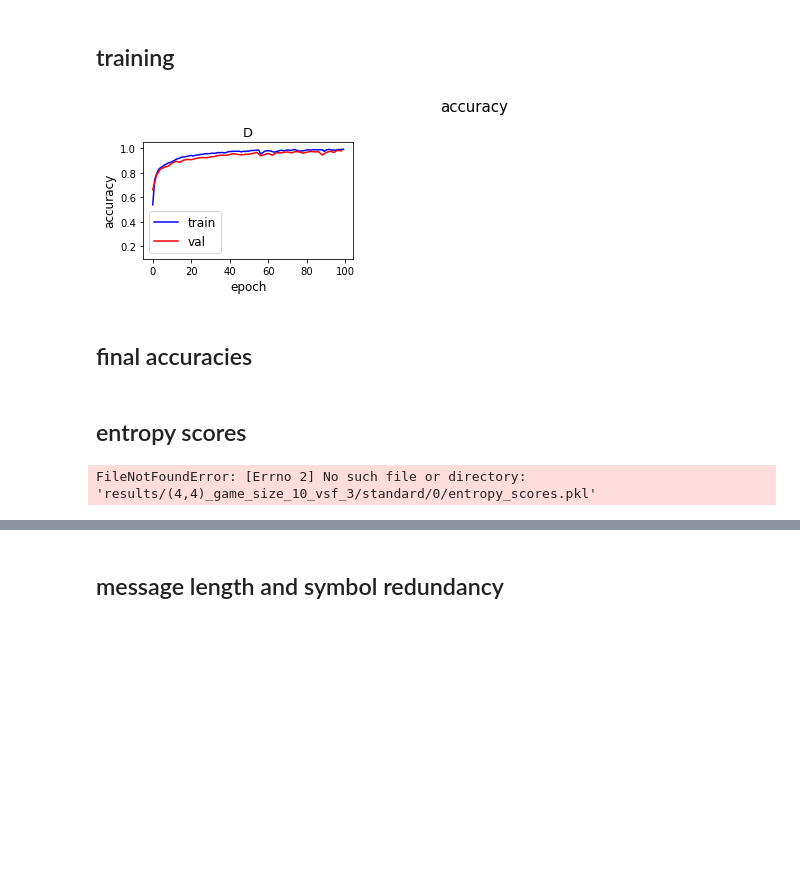
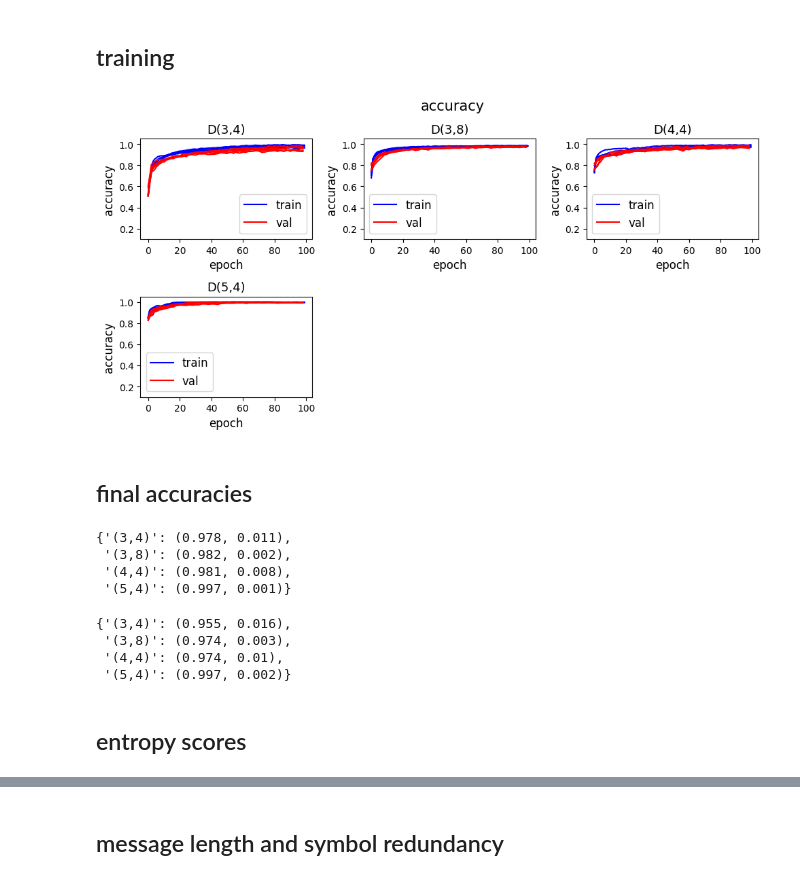
Before and after one commit to mariia55/emergent-abstractions_biased, a Jupyter notebook: analysis.ipynb, the cells around one changed output, grey strips where cells are left out. Drawn from its saved outputs; the diff is of its cells as text; code cells hidden in the pictures; blank space fills up the shorter version.

```diff
--- a/analysis.ipynb
+++ b/analysis.ipynb
@@ -12,19 +12,20 @@ from matplotlib import pyplot as plt
 #n_epochs = 300
 #n_datasets = len(datasets)
 #paths = ['results/' + d + '_sample_scaling_10_balanced_False_vsf_3/' for d in datasets]
-datasets = ['(3,4)']
-n_values = []
-n_attributes = [3]
+datasets = ['(3,4)', '(3,8)', '(4,4)', '(5,4)']
+n_values = [4, 8, 4, 4]
+n_attributes = [3, 3, 4, 5]
 n_epochs = 100
 n_datasets = len(datasets)
 paths = ['results/' + d + '_game_size_10_vsf_3' for d in datasets]
 # %% [markdown]
 ## training
 # %%
-all_accuracies = load_accuracies(paths, n_runs=1, n_epochs=100, val_steps=10, zero_shot=False)
-plot_training_trajectory(all_accuracies['train_acc'], all_accuracies['val_acc'], ylim=(0.1, 1.05), steps=(1, 2), n_epochs=100, titles=('D(4,4)'), plot_indices=(1,))
+all_accuracies = load_accuracies(paths, n_runs=5, n_epochs=100, val_steps=10, zero_shot=False)
+plot_training_trajectory(all_accuracies['train_acc'], all_accuracies['val_acc'], ylim=(0.1, 1.05), steps=(1, 2),
+                         n_epochs=100, titles=('D(3,4)', 'D(3,8)', 'D(4,4)', 'D(5,4)'), plot_indices=(1, 2, 3, 4))
 # %% [output]
-[figure, old version]
+[figure, new version]
 # %% [markdown]
 ## final accuracies
 # %%
@@ -32,6 +33,33 @@ plot_training_trajectory(all_accuracies['train_acc'], all_accuracies['val_acc'],
 #accuracies = [all_accuracies['train_acc'], all_accuracies['val_acc'],
 #              all_accuracies['zs_acc_objects'], all_accuracies['zs_acc_abstraction']]
 accuracies = [all_accuracies['train_acc'], all_accuracies['val_acc']]
+# %%
+# get accuracy means and sds for table representation
+final_accuracies_train = {}
+for i, d in enumerate(datasets):
+    gather_accuracies = []
+    for run in range(5):
+        gather_accuracies.append(all_accuracies['train_acc'][i][run][-1])
+    final_accuracies_train[d] = (round(np.mean(gather_accuracies), 3), round(np.std(gather_accuracies), 3))
+final_accuracies_train
+# %% [output]
+{'(3,4)': (0.978, 0.011),
+ '(3,8)': (0.982, 0.002),
+ '(4,4)': (0.981, 0.008),
+ '(5,4)': (0.997, 0.001)}
+# %%
+final_accuracies_val = {}
+for i, d in enumerate(datasets):
+    gather_accuracies = []
+    for run in range(5):
+        gather_accuracies.append(all_accuracies['val_acc'][i][run][-1])
+    final_accuracies_val[d] = (round(np.mean(gather_accuracies), 3), round(np.std(gather_accuracies), 3))
+final_accuracies_val
+# %% [output]
+{'(3,4)': (0.955, 0.016),
+ '(3,8)': (0.974, 0.003),
+ '(4,4)': (0.974, 0.01),
+ '(5,4)': (0.997, 0.002)}
 # %%
 #plot_heatmap(accuracies, 'mean', plot_dims=(1, 2), ylims=(0.4, 1.0), figsize=(13, 3.5), suptitle='accuracies',
 #             fontsize=17, titles=('train', 'validation'), matrix_indices=((0,0), (0,1), (1,0), (1,1)))
@@ -40,5 +68,3 @@ accuracies = [all_accuracies['train_acc'], all_accuracies['val_acc']]
 # %%
 entropy_scores = load_entropies(paths)
 entropies = [entropy_scores['NI'], entropy_scores['effectiveness'], entropy_scores['consistency']]
-# %% [output]
-FileNotFoundError: [Errno 2] No such file or directory: 'results/(4,4)_game_size_10_vsf_3/standard/0/entropy_scores.pkl'
```
Also changed, not shown: parts of 19 cells of this notebook, 3 other files.
